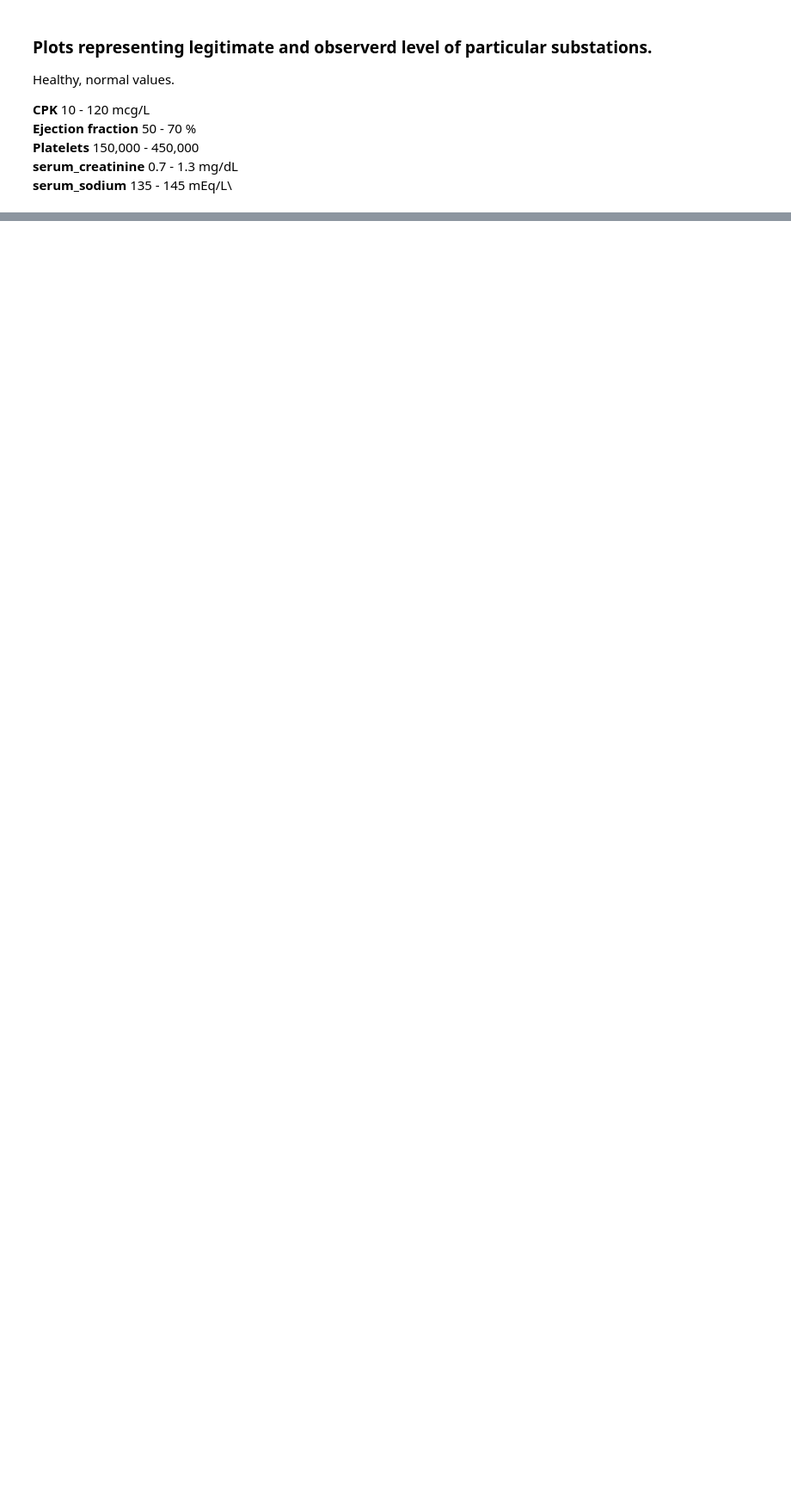
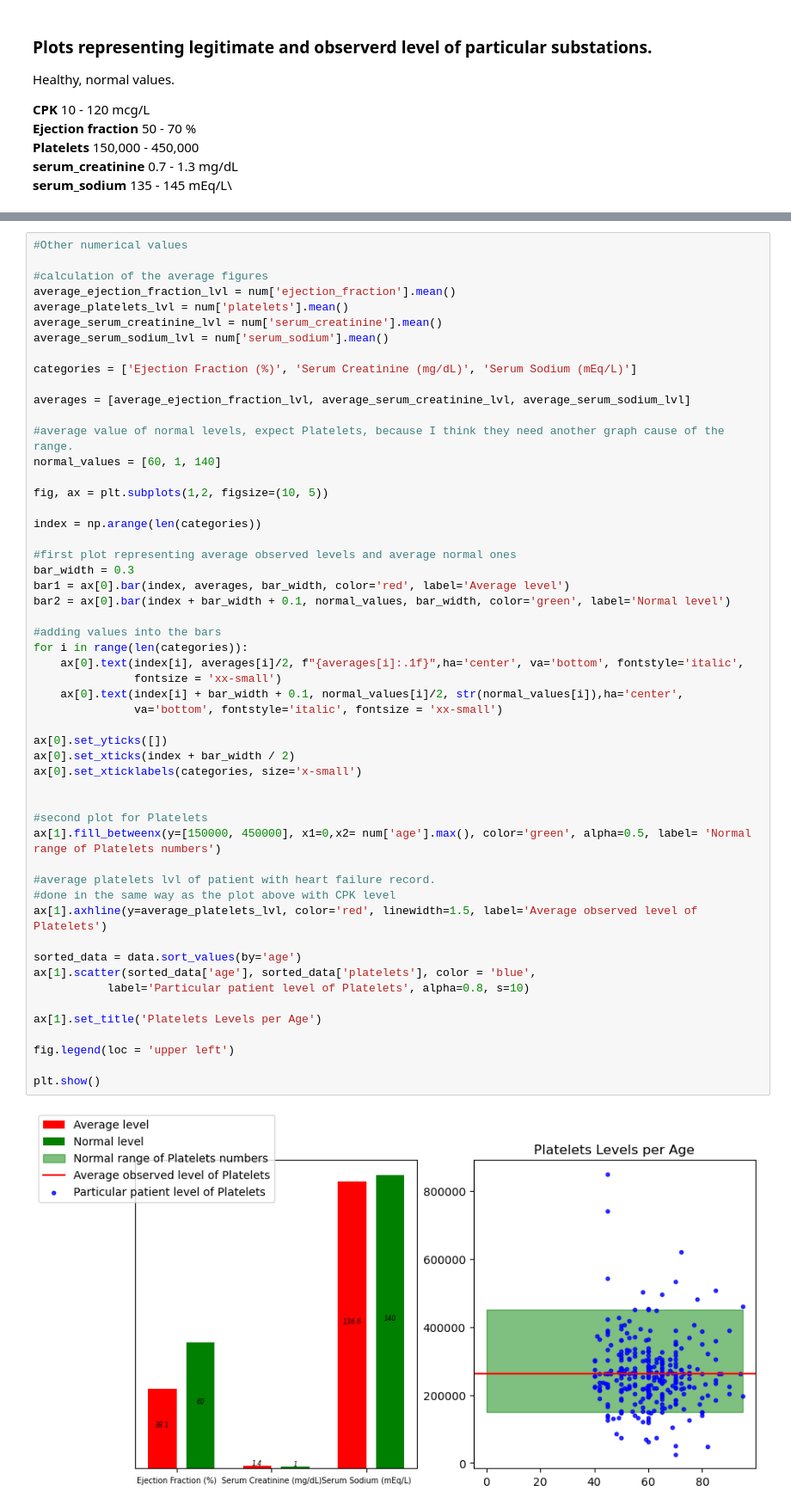
Before and after one commit to adamzulu123/Introduction-to-data-analysis, a Jupyter notebook: Notebook1/Advanced_notebook_AdamNowak.ipynb, the cells around one changed output, grey strips where cells are left out. Shown at 86% size. Saved outputs shown, nothing was run; the diff lists cells and outputs as text; blank space fills up the shorter version.

```diff
--- a/Notebook1/Advanced_notebook_AdamNowak.ipynb
+++ b/Notebook1/Advanced_notebook_AdamNowak.ipynb
@@ -130,0 +132,55 @@ Moreover most of the patients include in the range between 0 and average level.
+# %%
+#Other numerical values
+
+#calculation of the average figures
+average_ejection_fraction_lvl = num['ejection_fraction'].mean()
+average_platelets_lvl = num['platelets'].mean()
+average_serum_creatinine_lvl = num['serum_creatinine'].mean()
+average_serum_sodium_lvl = num['serum_sodium'].mean()
+
+categories = ['Ejection Fraction (%)', 'Serum Creatinine (mg/dL)', 'Serum Sodium (mEq/L)']
+
+averages = [average_ejection_fraction_lvl, average_serum_creatinine_lvl, average_serum_sodium_lvl]
+
+#average value of normal levels, expect Platelets, because I think they need another graph cause of the range.
+normal_values = [60, 1, 140]
+
+fig, ax = plt.subplots(1,2, figsize=(10, 5))
+
+index = np.arange(len(categories))
+
+#first plot representing average observed levels and average normal ones
+bar_width = 0.3
+bar1 = ax[0].bar(index, averages, bar_width, color='red', label='Average level')
+bar2 = ax[0].bar(index + bar_width + 0.1, normal_values, bar_width, color='green', label='Normal level')
+
+#adding values into the bars
+for i in range(len(categories)):
+    ax[0].text(index[i], averages[i]/2, f"{averages[i]:.1f}",ha='center', va='bottom', fontstyle='italic',
+               fontsize = 'xx-small')
+    ax[0].text(index[i] + bar_width + 0.1, normal_values[i]/2, str(normal_values[i]),ha='center',
+               va='bottom', fontstyle='italic', fontsize = 'xx-small')
+
+ax[0].set_yticks([])
+ax[0].set_xticks(index + bar_width / 2)
+ax[0].set_xticklabels(categories, size='x-small')
+
+
+#second plot for Platelets
+ax[1].fill_betweenx(y=[150000, 450000], x1=0,x2= num['age'].max(), color='green', alpha=0.5, label= 'Normal range of Platelets numbers')
+
+#average platelets lvl of patient with heart failure record.
+#done in the same way as the plot above with CPK level
+ax[1].axhline(y=average_platelets_lvl, color='red', linewidth=1.5, label='Average observed level of Platelets')
+
+sorted_data = data.sort_values(by='age')
+ax[1].scatter(sorted_data['age'], sorted_data['platelets'], color = 'blue',
+           label='Particular patient level of Platelets', alpha=0.8, s=10)
+
+ax[1].set_title('Platelets Levels per Age')
+
+fig.legend(loc = 'upper left')
+
+plt.show()
+# %% [output]
+[figure, added]
```
Also changed, not shown: parts of 6 cells of this notebook, 1 other file.
